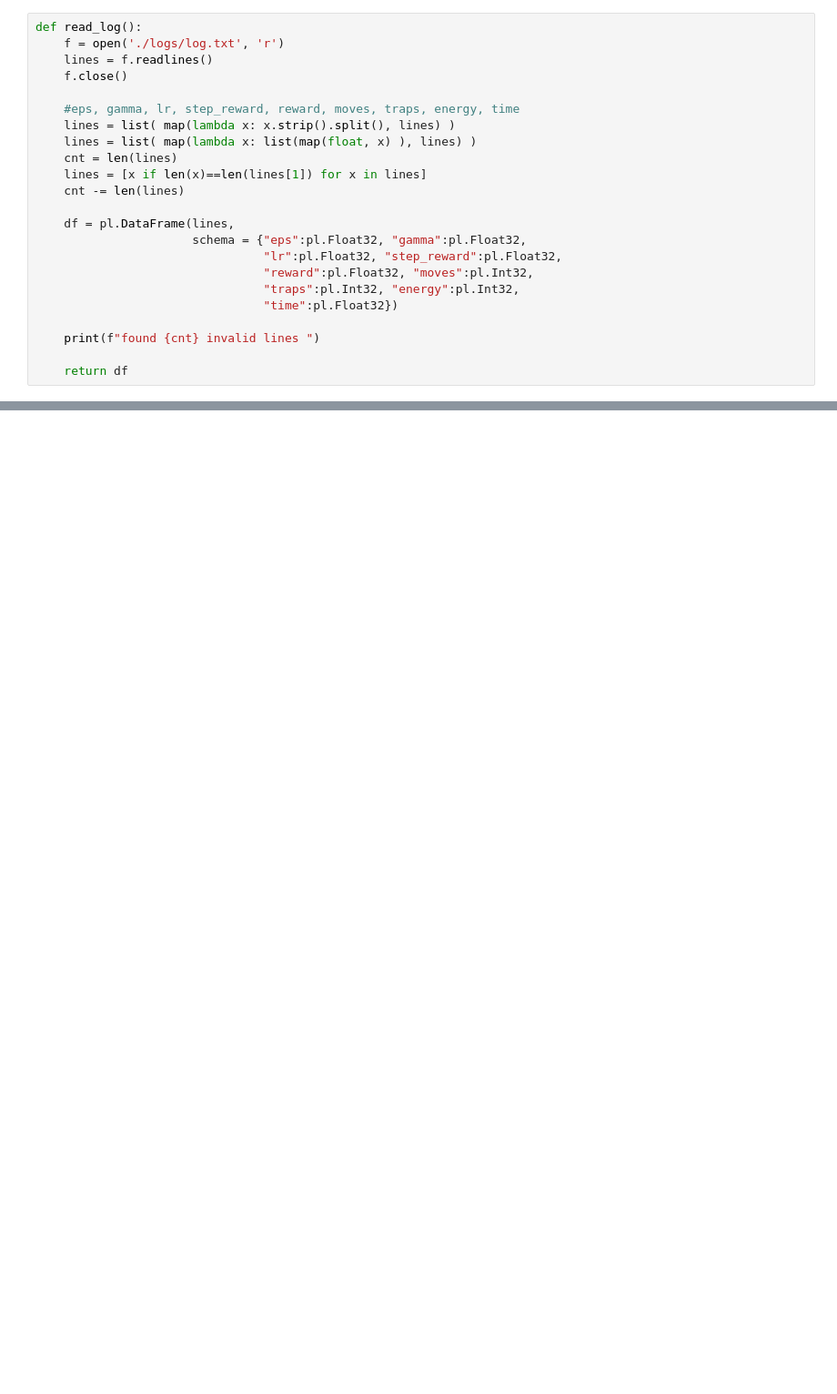
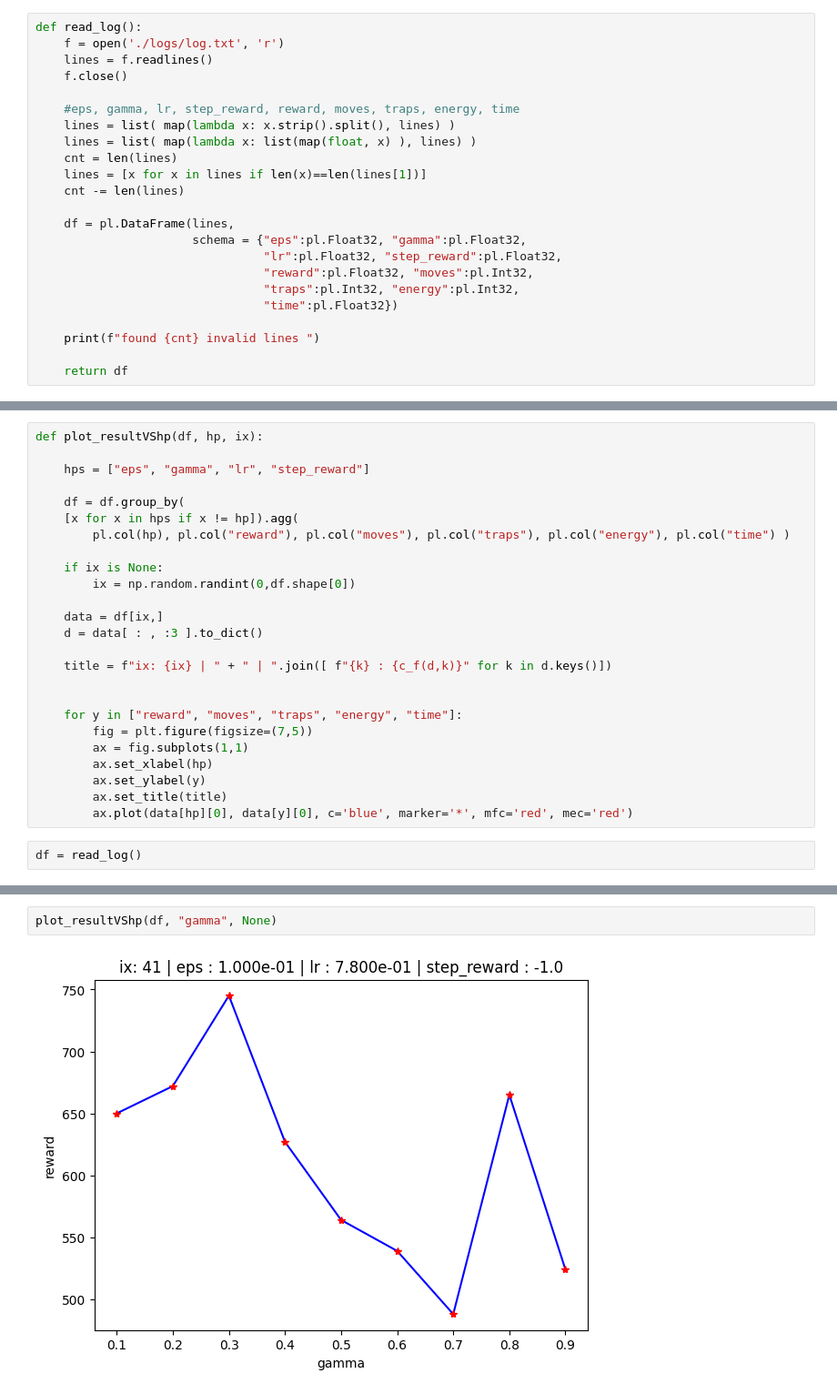
Before and after one commit to Lolikion228/QL_game, a Jupyter notebook: analysis.ipynb, the cells around one changed output, grey strips where cells are left out. Shown at 91% size. Drawn from its saved outputs; the diff is of its cells as text; blank space fills up the shorter version.

```diff
--- a/analysis.ipynb
+++ b/analysis.ipynb
@@ -10,7 +12,7 @@ def read_log():
     lines = list( map(lambda x: x.strip().split(), lines) )
     lines = list( map(lambda x: list(map(float, x) ), lines) )
     cnt = len(lines)
-    lines = [x if len(x)==len(lines[1]) for x in lines]
+    lines = [x for x in lines if len(x)==len(lines[1])]
     cnt -= len(lines)
 
     df = pl.DataFrame(lines,
@@ -25,0 +39,27 @@ def read_log():
+# %%
+def plot_resultVShp(df, hp, ix):
+
+    hps = ["eps", "gamma", "lr", "step_reward"]
+
+    df = df.group_by(
+    [x for x in hps if x != hp]).agg(
+        pl.col(hp), pl.col("reward"), pl.col("moves"), pl.col("traps"), pl.col("energy"), pl.col("time") )
+
+    if ix is None:
+        ix = np.random.randint(0,df.shape[0])
+
+    data = df[ix,]
+    d = data[ : , :3 ].to_dict()
+
+    title = f"ix: {ix} | " + " | ".join([ f"{k} : {c_f(d,k)}" for k in d.keys()])
+
+
+    for y in ["reward", "moves", "traps", "energy", "time"]:
+        fig = plt.figure(figsize=(7,5))
+        ax = fig.subplots(1,1)
+        ax.set_xlabel(hp)
+        ax.set_ylabel(y)
+        ax.set_title(title)
+        ax.plot(data[hp][0], data[y][0], c='blue', marker='*', mfc='red', mec='red')
+# %%
+df = read_log()
@@ -25,0 +83,4 @@ def read_log():
+# %%
+plot_resultVShp(df, "gamma", None)
+# %% [output]
+[figure, added]
```
Also changed, not shown: parts of 5 cells of this notebook.
